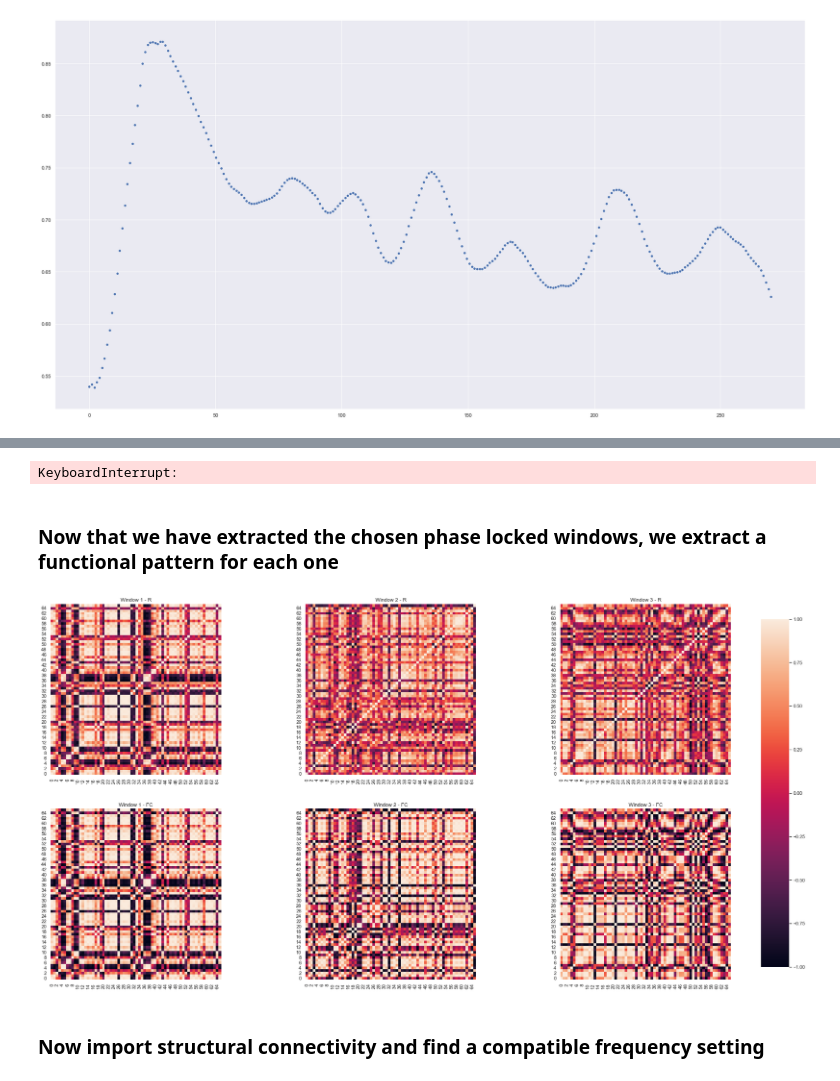
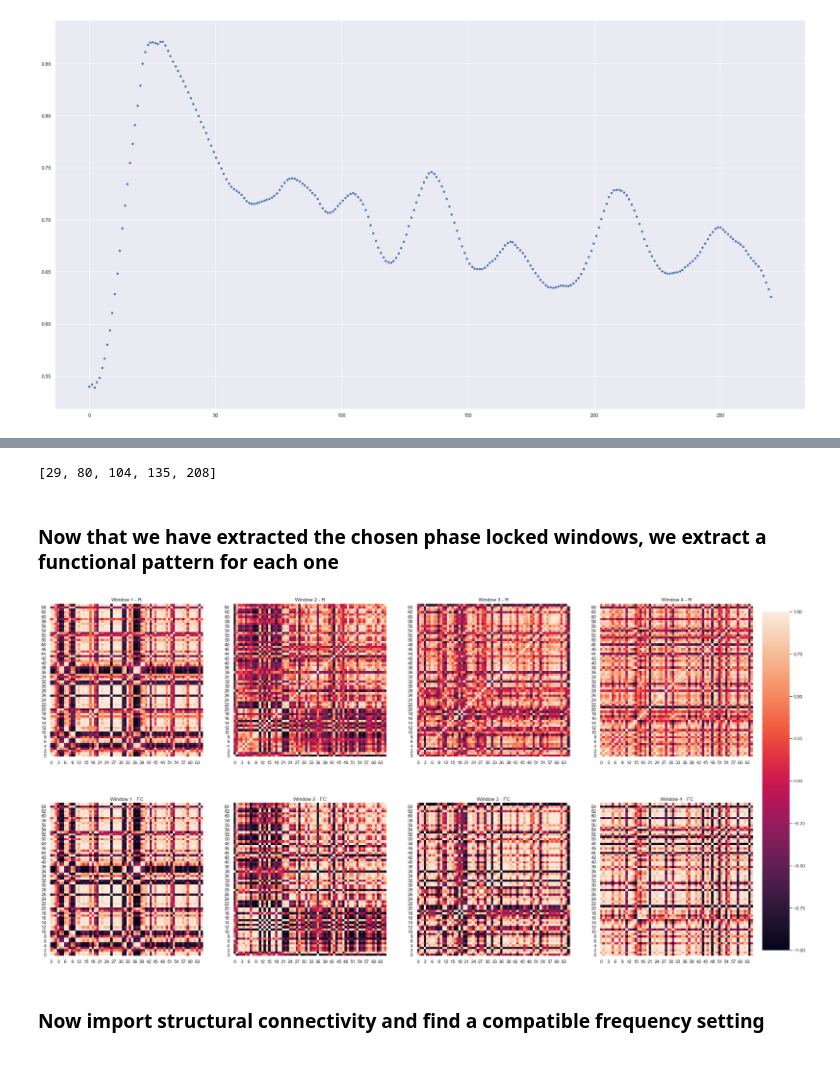
Before and after one commit to rnartallo/kuramotocontrol, a Jupyter notebook: PhaseLocking.ipynb, the cells around one changed output, grey strips where cells are left out. Cells and saved outputs as stored; diff of their text form; code cells hidden in the pictures.

```diff
--- a/PhaseLocking.ipynb
+++ b/PhaseLocking.ipynb
@@ -77,34 +75,7 @@ E = len(chosen_windows)
-# %%
-#THIS CELL TAKES AGES TO RUN
-
-window_length = 100
-c = 0
-results = np.zeros((20,2))
-while window_length>=5:
-    PLV_index = np.zeros(300-window_length)
-    for t0 in range(0,300-window_length):
-        PLV = KFB.CalculatePhaseLockingValue(Hilbert[t0:t0+window_length,:])
-        PLV_index[t0] = KFB.CalculatePhaseLockingIndex(PLV)
-    local_maxima = argrelextrema(PLV_index,np.greater)[0]
-    chosen_windows =[]
-    for locmax in local_maxima:
-        if PLV_index[locmax]>0.7:
-            chosen_windows.append(locmax)
-    windows_to_remove =[]
-    for w in chosen_windows:
-        for c in chosen_windows:
-            if np.abs(w-c)<window_length & w!=c:
-                if PLV_index[w]>PLV_index[c]:
-                    windows_to_remove.append(c)
-    chosen_windows = sorted(list(set(chosen_windows) - set(windows_to_remove)))
-    E = len(chosen_windows)
-    results[c,0] = window_length
-    results[c,1] = E
-    c+=1
-    window_length-=5
-results
-# %% [output]
-KeyboardInterrupt:
+# %%
+chosen_windows
+# %% [output]
+[29, 80, 104, 135, 208]
 # %% [markdown]
 ### Now that we have extracted the chosen phase locked windows, we extract a functional pattern for each one
 # %%
@@ -139,29 +110,35 @@ for w in range(0,E):
 # %%
 sns.set(rc={'figure.figsize':(30,16)})
 
-fig, axs = plt.subplots(2,3)
+fig, axs = plt.subplots(2,4)
 cbar_ax = fig.add_axes([.91, .15, .03, .7])
 axs[0,0]= sns.heatmap(Average_Cos_Phase_Difference[:,:,0].T,ax=axs[0,0],square=True,vmin=-1,vmax=1,cbar_ax=cbar_ax)
 axs[0,0].invert_yaxis()
 axs[0,1]= sns.heatmap(Average_Cos_Phase_Difference[:,:,1].T,ax=axs[0,1],square=True,vmin=-1,vmax=1,cbar_ax=cbar_ax)
 axs[0,1].invert_yaxis()
 axs[0,2]= sns.heatmap(Average_Cos_Phase_Difference[:,:,2].T,ax=axs[0,2],square=True,vmin=-1,vmax=1,cbar_ax=cbar_ax)
 axs[0,2].invert_yaxis()
+axs[0,3]= sns.heatmap(Average_Cos_Phase_Difference[:,:,3].T,ax=axs[0,3],square=True,vmin=-1,vmax=1,cbar_ax=cbar_ax)
+axs[0,3].invert_yaxis()
 axs[0,0].title.set_text('Window 1 - R')
 axs[0,1].title.set_text('Window 2 - R')
 axs[0,2].title.set_text('Window 3 - R')
+axs[0,3].title.set_text('Window 4 - R')
 axs[1,0]= sns.heatmap(SyntheticFC[:,:,0].T,ax=axs[1,0],square=True,vmin=-1,vmax=1,cbar_ax=cbar_ax)
 axs[1,0].invert_yaxis()
 axs[1,1]= sns.heatmap(SyntheticFC[:,:,1].T,ax=axs[1,1],square=True,vmin=-1,vmax=1,cbar_ax=cbar_ax)
 axs[1,1].invert_yaxis()
 axs[1,2]= sns.heatmap(SyntheticFC[:,:,2].T,ax=axs[1,2],square=True,vmin=-1,vmax=1,cbar_ax=cbar_ax)
 axs[1,2].invert_yaxis()
+axs[1,3]= sns.heatmap(SyntheticFC[:,:,3].T,ax=axs[1,3],square=True,vmin=-1,vmax=1,cbar_ax=cbar_ax)
+axs[1,3].invert_yaxis()
 axs[1,0].title.set_text('Window 1 - FC')
 axs[1,1].title.set_text('Window 2 - FC')
 axs[1,2].title.set_text('Window 3 - FC')
+axs[1,3].title.set_text('Window 4 - FC')
 plt.show()
 # %% [output]
-[figure, old version]
+[figure, new version]
 # %% [markdown]
 ### Now import structural connectivity and find a compatible frequency setting
 # %%
```
Also changed, not shown: parts of 7 cells of this notebook.
